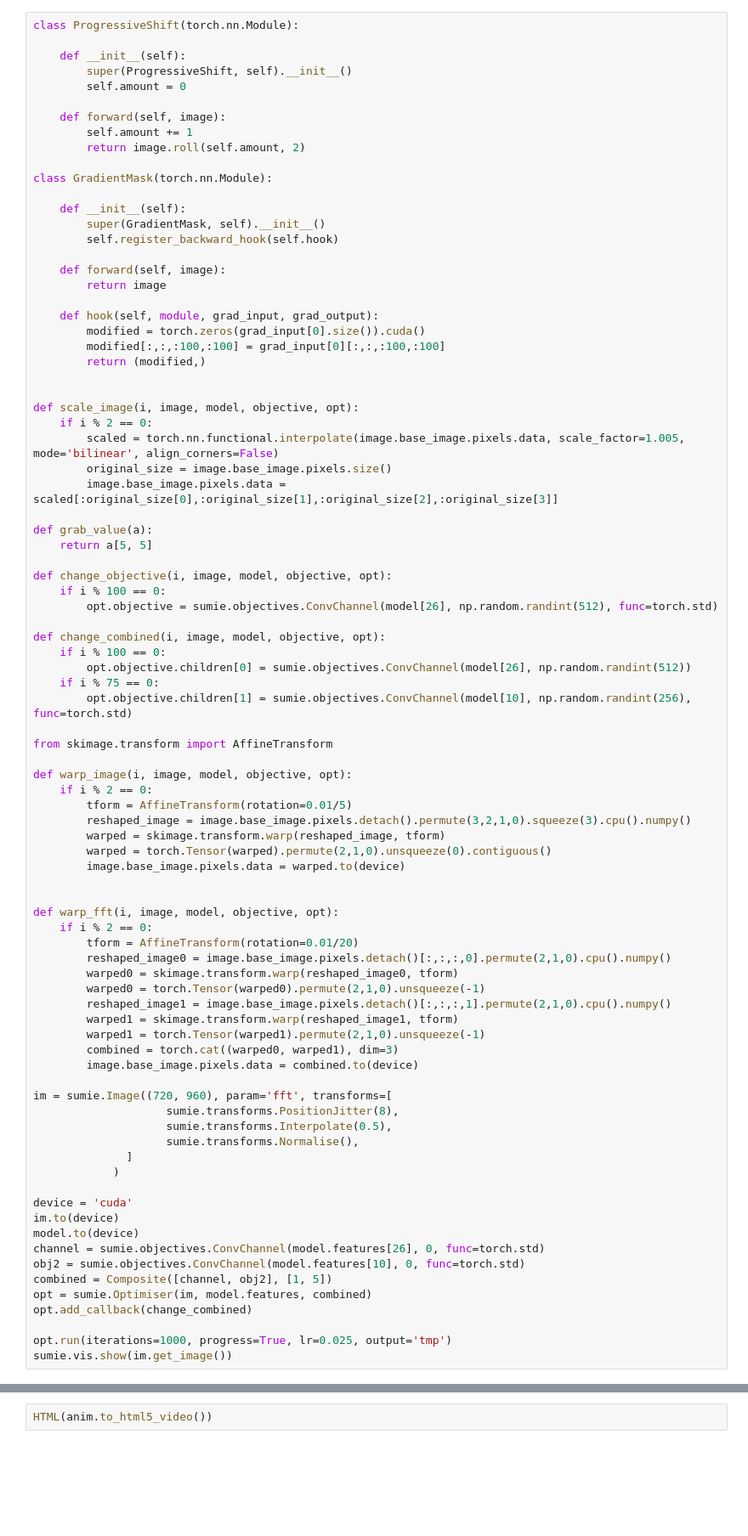
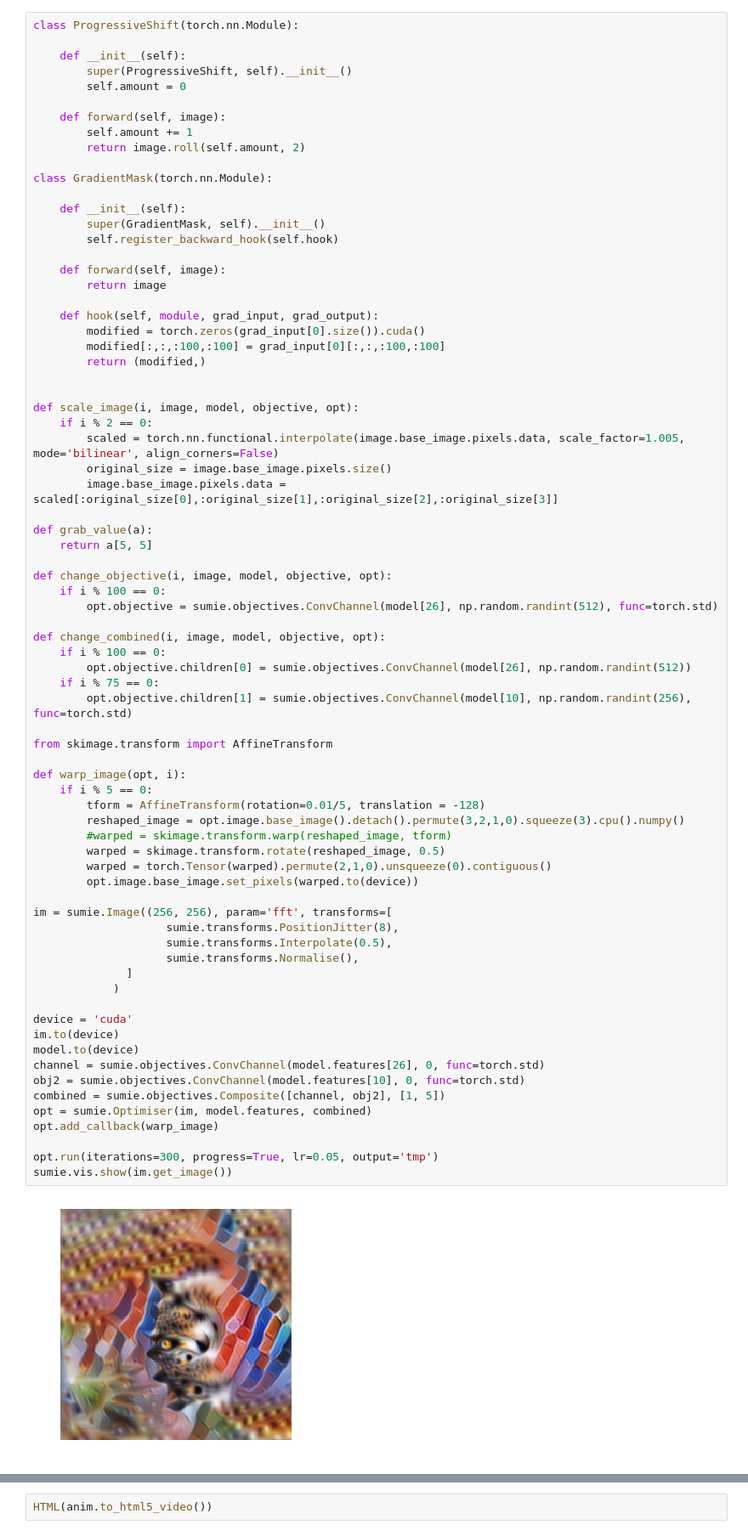
Before and after one commit to justinpinkney/sumie, a Jupyter notebook: docs/im_opt.ipynb, the cells around one changed output, grey strips where cells are left out. Shown: that part at 85% size. Cells and saved outputs as stored; diff of their text form; blank space fills up the shorter version.

```diff
--- a/docs/im_opt.ipynb
+++ b/docs/im_opt.ipynb
@@ -69,56 +69,46 @@ def grab_value(a):
     return a[5, 5]
 
 def change_objective(i, image, model, objective, opt):
     if i % 100 == 0:
         opt.objective = sumie.objectives.ConvChannel(model[26], np.random.randint(512), func=torch.std)
 
 def change_combined(i, image, model, objective, opt):
     if i % 100 == 0:
         opt.objective.children[0] = sumie.objectives.ConvChannel(model[26], np.random.randint(512))
     if i % 75 == 0:
         opt.objective.children[1] = sumie.objectives.ConvChannel(model[10], np.random.randint(256), func=torch.std)
 
 from skimage.transform import AffineTransform
 
-def warp_image(i, image, model, objective, opt):
-    if i % 2 == 0:
-        tform = AffineTransform(rotation=0.01/5)
-        reshaped_image = image.base_image.pixels.detach().permute(3,2,1,0).squeeze(3).cpu().numpy()
-        warped = skimage.transform.warp(reshaped_image, tform)
+def warp_image(opt, i):
+    if i % 5 == 0:
+        tform = AffineTransform(rotation=0.01/5, translation = -128)
+        reshaped_image = opt.image.base_image().detach().permute(3,2,1,0).squeeze(3).cpu().numpy()
+        #warped = skimage.transform.warp(reshaped_image, tform)
+        warped = skimage.transform.rotate(reshaped_image, 0.5)
         warped = torch.Tensor(warped).permute(2,1,0).unsqueeze(0).contiguous()
-        image.base_image.pixels.data = warped.to(device)
+        opt.image.base_image.set_pixels(warped.to(device))
 
-
-def warp_fft(i, image, model, objective, opt):
-    if i % 2 == 0:
-        tform = AffineTransform(rotation=0.01/20)
-        reshaped_image0 = image.base_image.pixels.detach()[:,:,:,0].permute(2,1,0).cpu().numpy()
-        warped0 = skimage.transform.warp(reshaped_image0, tform)
-        warped0 = torch.Tensor(warped0).permute(2,1,0).unsqueeze(-1)
-        reshaped_image1 = image.base_image.pixels.detach()[:,:,:,1].permute(2,1,0).cpu().numpy()
-        warped1 = skimage.transform.warp(reshaped_image1, tform)
-        warped1 = torch.Tensor(warped1).permute(2,1,0).unsqueeze(-1)
-        combined = torch.cat((warped0, warped1), dim=3)
-        image.base_image.pixels.data = combined.to(device)
-
-im = sumie.Image((720, 960), param='fft', transforms=[
+im = sumie.Image((256, 256), param='fft', transforms=[
                     sumie.transforms.PositionJitter(8),
                     sumie.transforms.Interpolate(0.5),
                     sumie.transforms.Normalise(),
               ]
             )
 
 device = 'cuda'
 im.to(device)
 model.to(device)
 channel = sumie.objectives.ConvChannel(model.features[26], 0, func=torch.std)
 obj2 = sumie.objectives.ConvChannel(model.features[10], 0, func=torch.std)
-combined = Composite([channel, obj2], [1, 5])
+combined = sumie.objectives.Composite([channel, obj2], [1, 5])
 opt = sumie.Optimiser(im, model.features, combined)
-opt.add_callback(change_combined)
+opt.add_callback(warp_image)
 
-opt.run(iterations=1000, progress=True, lr=0.025, output='tmp')
+opt.run(iterations=300, progress=True, lr=0.05, output='tmp')
 sumie.vis.show(im.get_image())
+# %% [output]
+[figure, added]
 # %%
 plt.plot([x.item() for x in opt.history])
 # %% [output]
```
Also changed, not shown: parts of 2 cells of this notebook, 2 other files.
